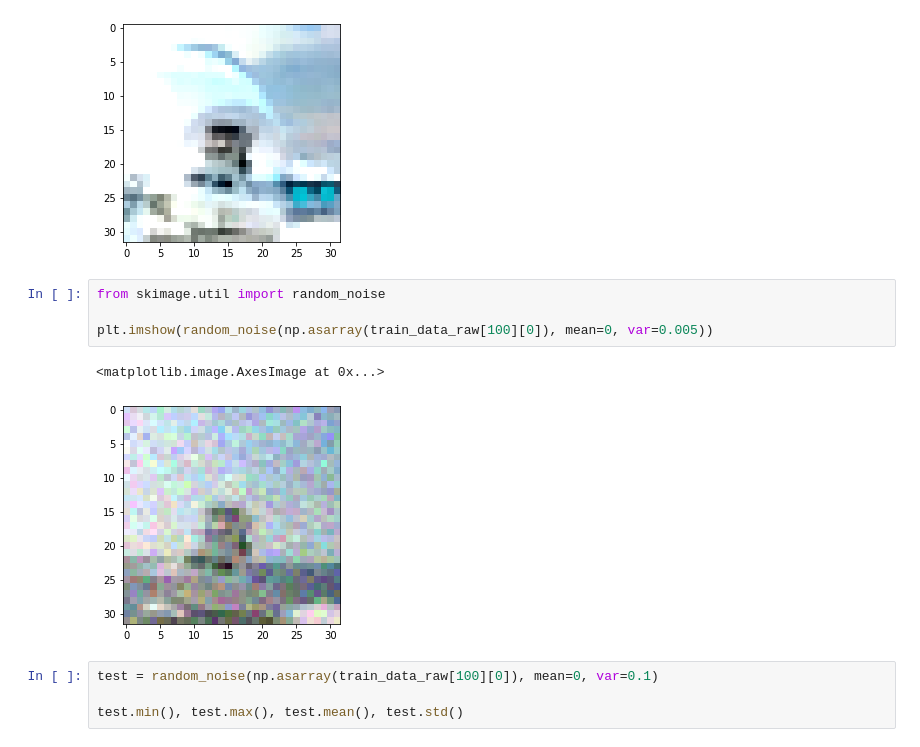
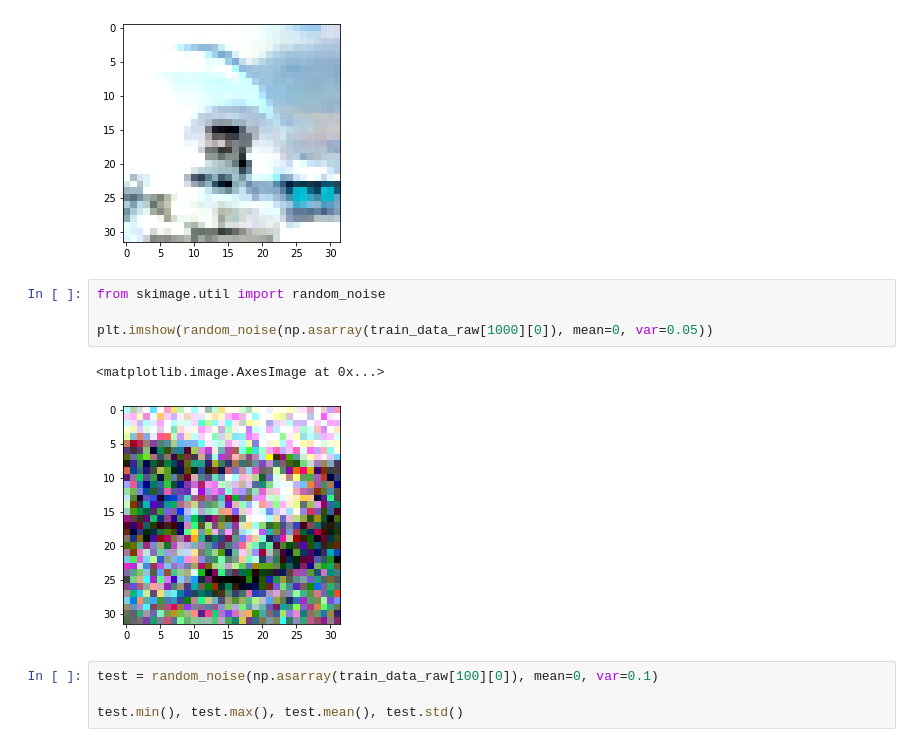
Before and after one commit to Namrata96/mixup-OE, a Jupyter notebook: image/image_oe.ipynb, the cells around one changed output. Cells and saved outputs as stored; diff of their text form.

```diff
--- a/oe/image_oe.ipynb
+++ b/image/image_oe.ipynb
@@ -358,10 +358,10 @@ plt.imshow(out)
 # %%
 from skimage.util import random_noise
 
-plt.imshow(random_noise(np.asarray(train_data_raw[100][0]), mean=0, var=0.005))
+plt.imshow(random_noise(np.asarray(train_data_raw[1000][0]), mean=0, var=0.05))
 # %% [output]
 <matplotlib.image.AxesImage at 0x...>
-[figure, old version]
+[figure, new version]
 # %%
 test = random_noise(np.asarray(train_data_raw[100][0]), mean=0, var=0.1)
 
```
Also changed, not shown: 3 other files.
